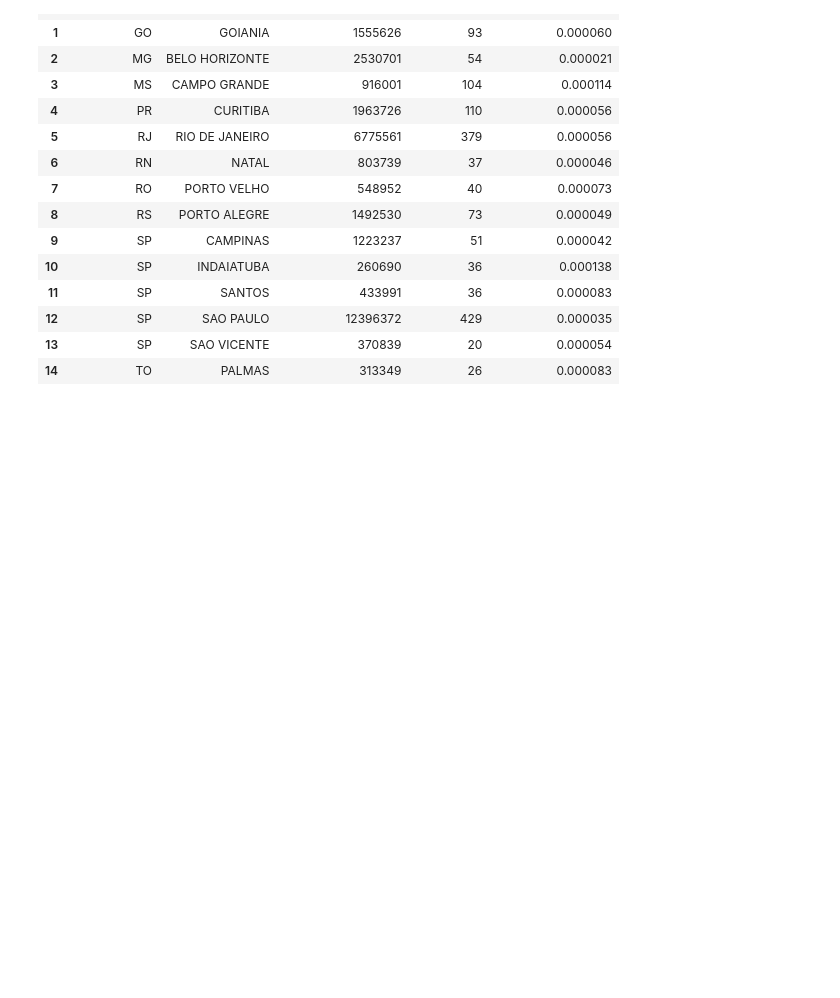
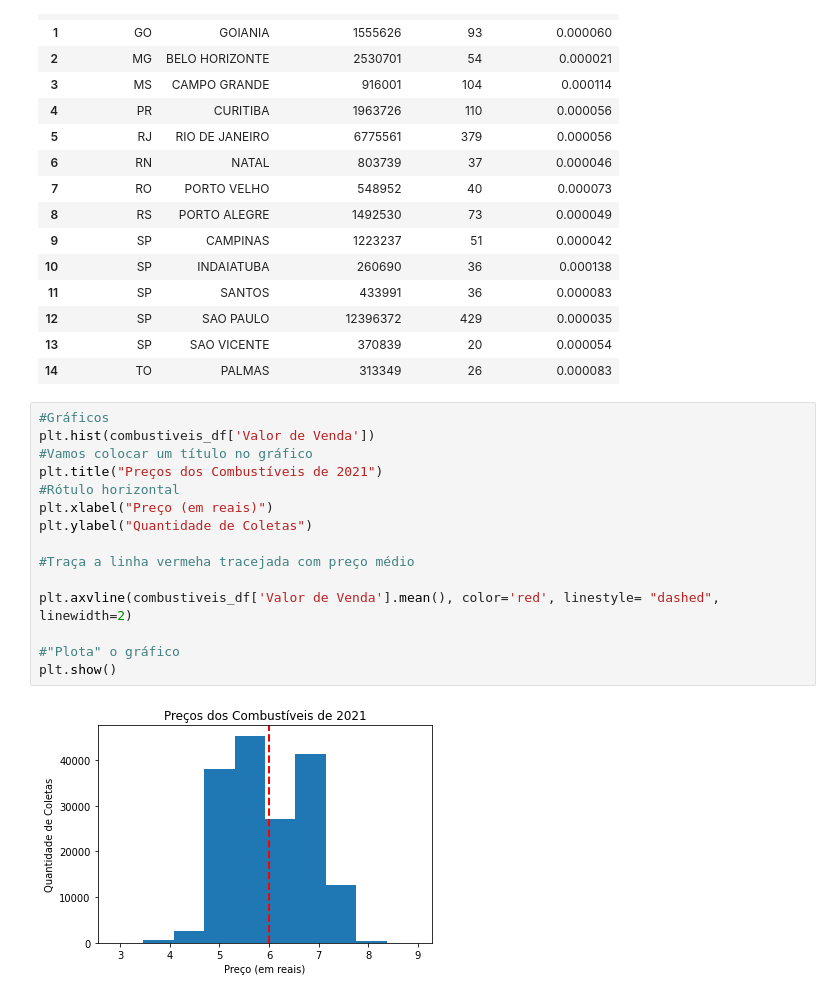
Before and after one commit to SneburAzuos/Curso-de-Extens-o-Python-Pandas, a Jupyter notebook: Segundo_exemplo_em_Python_Pandas.ipynb, the cells around one changed output. Cells and saved outputs as stored; diff of their text form; blank space fills up the shorter version.

```diff
--- a/Segundo_exemplo_em_Python_Pandas.ipynb
+++ b/Segundo_exemplo_em_Python_Pandas.ipynb
@@ -276,3 +277,20 @@ display(postos_por_municipio_df)
 | 12 | SP | SAO PAULO | 12396372 | 429 | 0.000035 |
 | 13 | SP | SAO VICENTE | 370839 | 20 | 0.000054 |
 | 14 | TO | PALMAS | 313349 | 26 | 0.000083 |
+# %%
+#Gráficos
+plt.hist(combustiveis_df['Valor de Venda'])
+#Vamos colocar um título no gráfico
+plt.title("Preços dos Combustíveis de 2021")
+#Rótulo horizontal
+plt.xlabel("Preço (em reais)")
+plt.ylabel("Quantidade de Coletas")
+
+#Traça a linha vermeha tracejada com preço médio
+
+plt.axvline(combustiveis_df['Valor de Venda'].mean(), color='red', linestyle= "dashed", linewidth=2)
+
+#"Plota" o gráfico
+plt.show()
+# %% [output]
+[figure, added]
```
Also changed, not shown: parts of 5 cells of this notebook.
